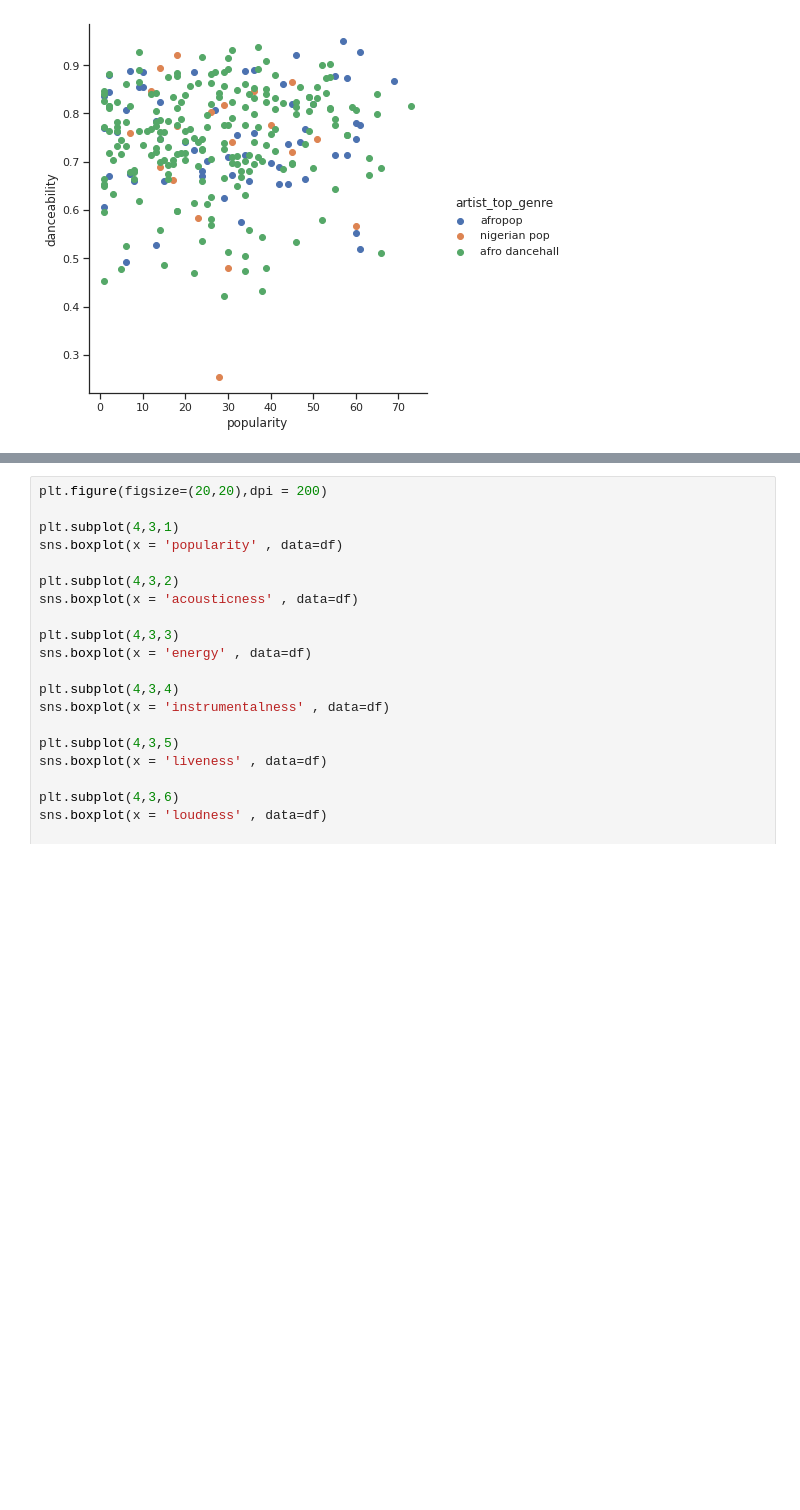
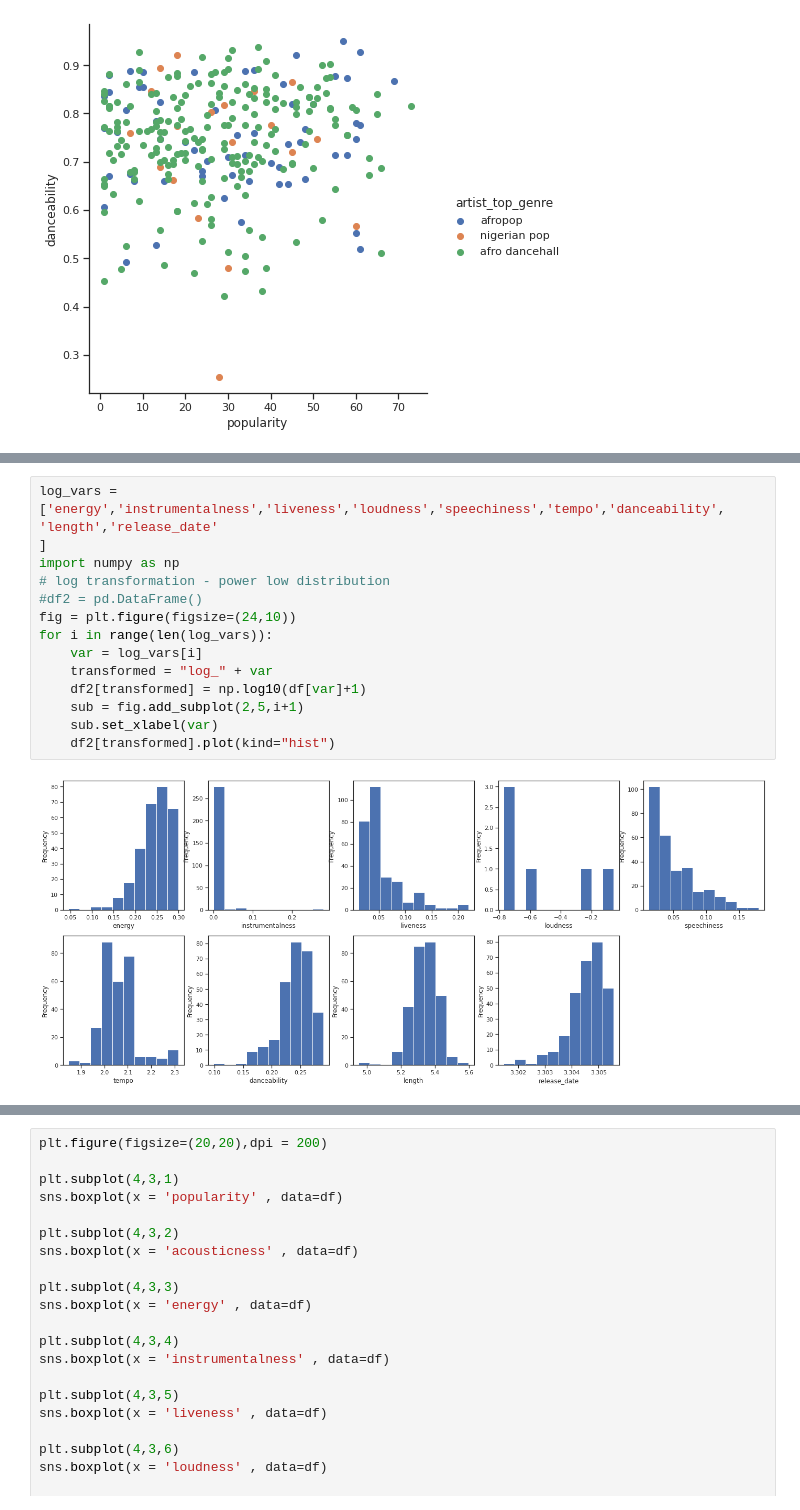
Before and after one commit to abdalrahmenyousifMohamed/ML, a Jupyter notebook: clustring.ipynb, the cells around one changed output, grey strips where cells are left out. Saved outputs shown, nothing was run; the diff lists cells and outputs as text; blank space fills up the shorter version.

```diff
--- a/clustring.ipynb
+++ b/clustring.ipynb
@@ -184,0 +228,16 @@ g = sns.FacetGrid(df,hue="artist_top_genre" ,margin_titles=True, size=6).map(plt
+# %%
+log_vars = ['energy','instrumentalness','liveness','loudness','speechiness','tempo','danceability', 'length','release_date'
+]
+import numpy as np
+# log transformation - power low distribution
+#df2 = pd.DataFrame()
+fig = plt.figure(figsize=(24,10))
+for i in range(len(log_vars)):
+    var = log_vars[i]
+    transformed = "log_" + var
+    df2[transformed] = np.log10(df[var]+1)
+    sub = fig.add_subplot(2,5,i+1)
+    sub.set_xlabel(var)
+    df2[transformed].plot(kind="hist")
+# %% [output]
+[figure, added]
```
Also changed, not shown: parts of 12 cells of this notebook.
